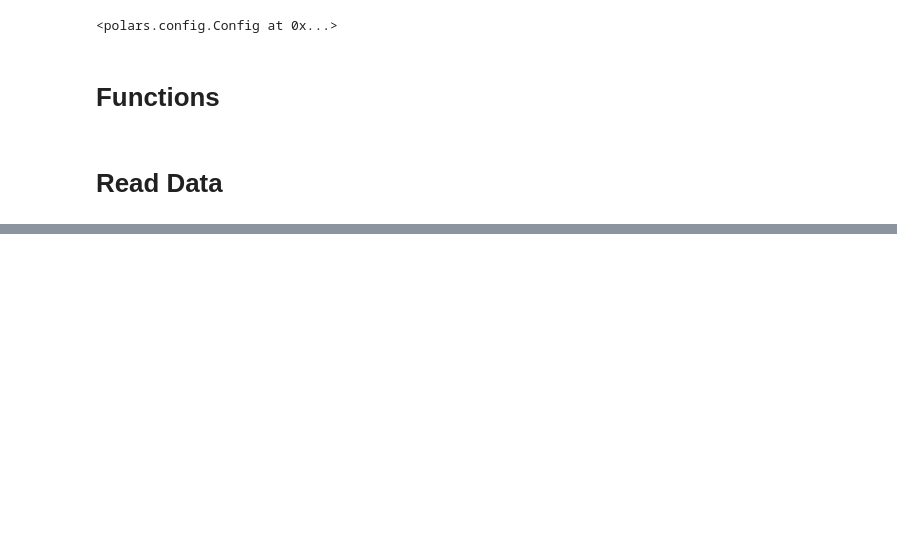
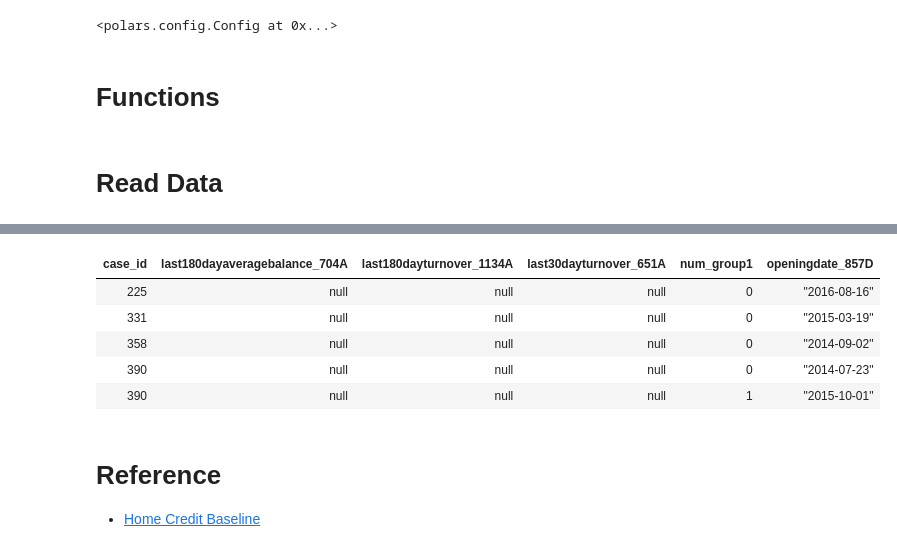
Before and after one commit to raydiwill/Home-Credit-KaggleC, a Jupyter notebook: model.ipynb, the cells around one changed output, grey strips where cells are left out. Cells and saved outputs as stored; diff of their text form; code cells hidden in the pictures; blank space fills up the shorter version.

```diff
--- a/model.ipynb
+++ b/model.ipynb
@@ -72,0 +197,14 @@ Wall time: 51.5 ms
+# %%
+train_debit = pl.read_parquet('data/train/train_debitcard_1.parquet')
+train_debit.head()
+# %% [output]
+| case_id | last180dayaveragebalance_704A | last180dayturnover_1134A | last30dayturnover_651A | num_group1 | openingdate_857D |
+| 225 | null | null | null | 0 | "2016-08-16" |
+| 331 | null | null | null | 0 | "2015-03-19" |
+| 358 | null | null | null | 0 | "2014-09-02" |
+| 390 | null | null | null | 0 | "2014-07-23" |
+| 390 | null | null | null | 1 | "2015-10-01" |
+# %% [markdown]
+# Reference
+
+* [Home Credit Baseline](https://www.kaggle.com/code/greysky/home-credit-baseline)
```
Also changed, not shown: parts of 8 cells of this notebook.
